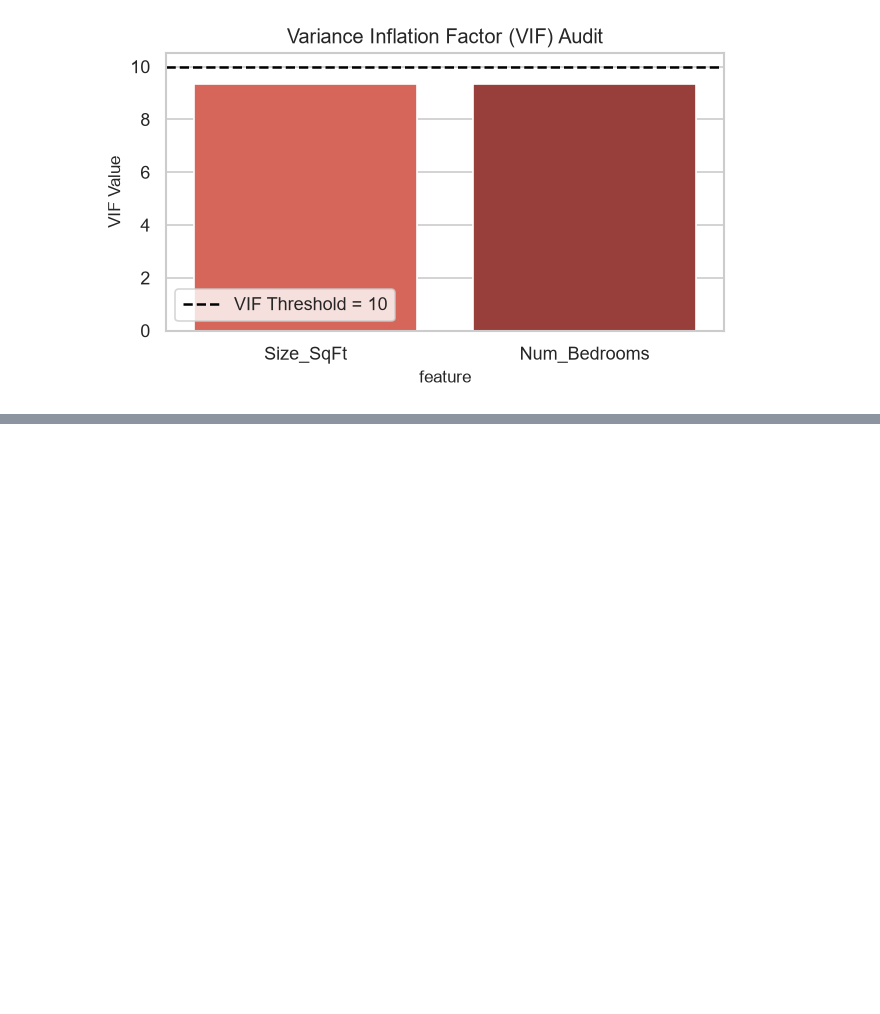
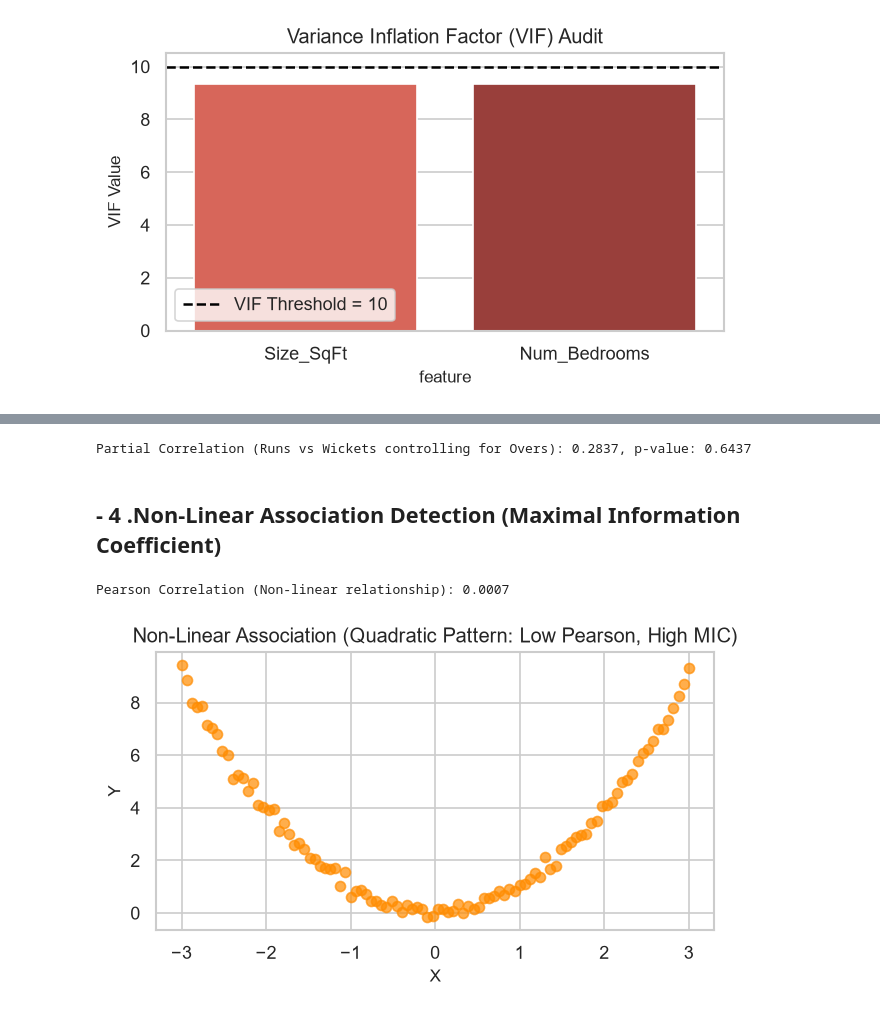
Before and after one commit to utsav1103/CDAC-AI, a Jupyter notebook: Data-analytics/DAY11/EDA/03_corelation_collinearinity_discovery.ipynb, the cells around one changed output, grey strips where cells are left out. Saved outputs shown, nothing was run; the diff lists cells and outputs as text; code cells hidden in the pictures; blank space fills up the shorter version.

```diff
--- a/Data-analytics/DAY11/EDA/03_corelation_collinearinity_discovery.ipynb
+++ b/Data-analytics/DAY11/EDA/03_corelation_collinearinity_discovery.ipynb
@@ -131,0 +171,40 @@ ____________________________________________________________
+# %%
+from scipy.stats import pearsonr,linregress
+data1 = {
+    'bowler': ['Anil', 'Bumrah', 'Chahal', 'Dhawan', 'Shami'],
+    'overs': [10, 20, 40, 50, 60],
+    'runs': [75, 140, 290, 370, 460],
+    'wickets': [3, 7, 12, 15, 19],
+}
+df1 = pd.DataFrame(data1)
+
+slope_r, intercept_r, _, _, _ = linregress(df1['overs'], df1['runs'])
+predicted_runs = slope_r * df1['overs'] + intercept_r
+residual_runs = df1['runs'] - predicted_runs
+
+slope_w, intercept_w, _, _, _ = linregress(df1['overs'], df1['wickets'])
+predicted_wickets = slope_w * df1['overs'] + intercept_w
+residual_wickets = df1['wickets'] - predicted_wickets
+
+partial_r,p_value = pearsonr(residual_runs, residual_wickets)
+print(f'Partial Correlation (Runs vs Wickets controlling for Overs): {partial_r:.4f}, p-value: {p_value:.4f}')
+# %% [output]
+Partial Correlation (Runs vs Wickets controlling for Overs): 0.2837, p-value: 0.6437
+# %% [markdown]
+## - 4 .Non-Linear Association Detection (Maximal Information Coefficient)
+# %%
+x_nonlin = np.linspace(-3, 3, 100)
+y_nonlin = x_nonlin**2 + np.random.normal(0, 0.2, 100)
+pearson_val = pd.Series(x_nonlin).corr(pd.Series(y_nonlin))
+print(f'Pearson Correlation (Non-linear relationship): {pearson_val:.4f}')
+
+# Visualization
+plt.figure(figsize=(6, 3))
+plt.scatter(x_nonlin, y_nonlin, color='darkorange', alpha=0.7)
+plt.title('Non-Linear Association (Quadratic Pattern: Low Pearson, High MIC)')
+plt.xlabel('X')
+plt.ylabel('Y')
+plt.show()
+# %% [output]
+Pearson Correlation (Non-linear relationship): 0.0007
+[figure, added]
```
Also changed, not shown: parts of 3 cells of this notebook, 5 other files.
